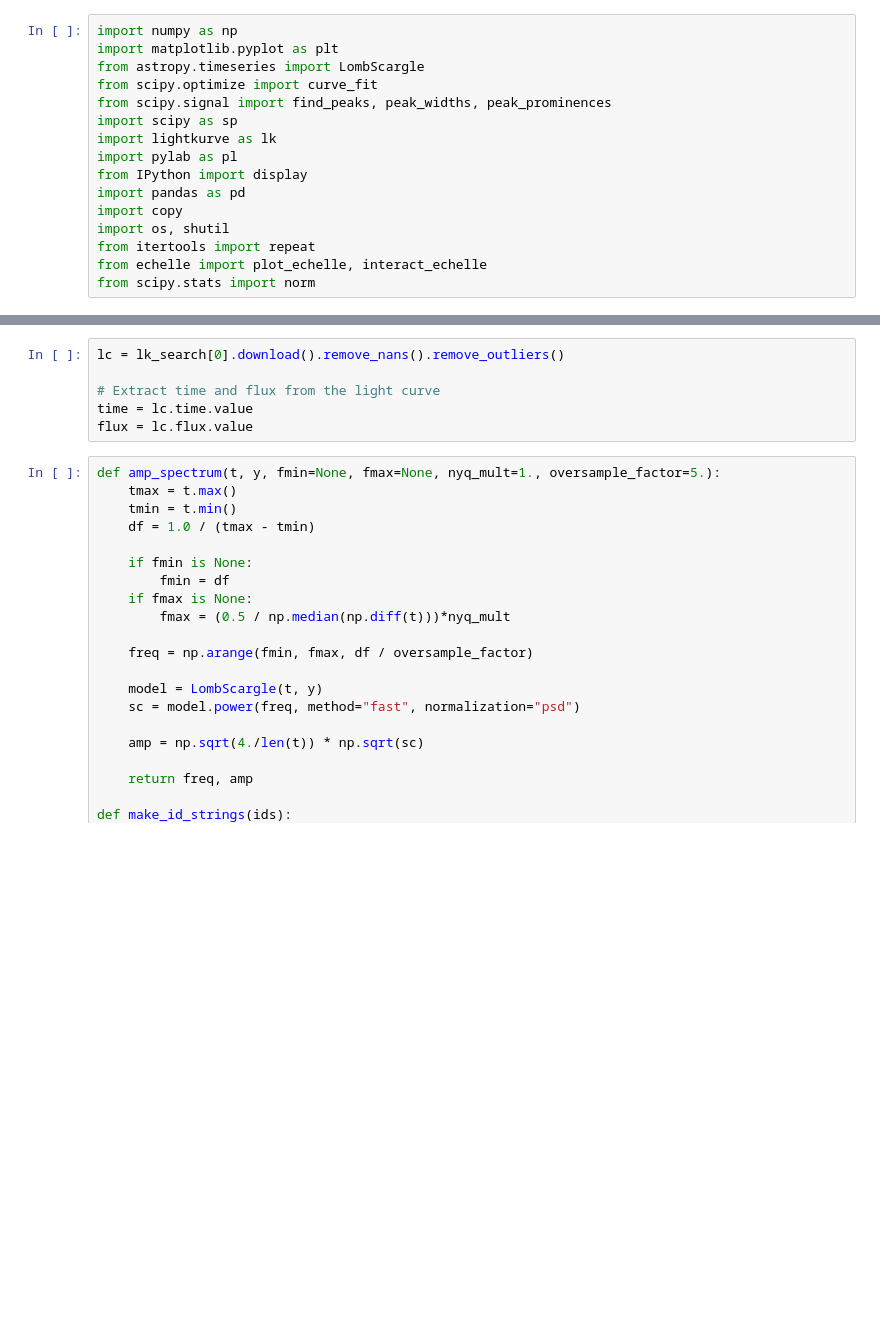
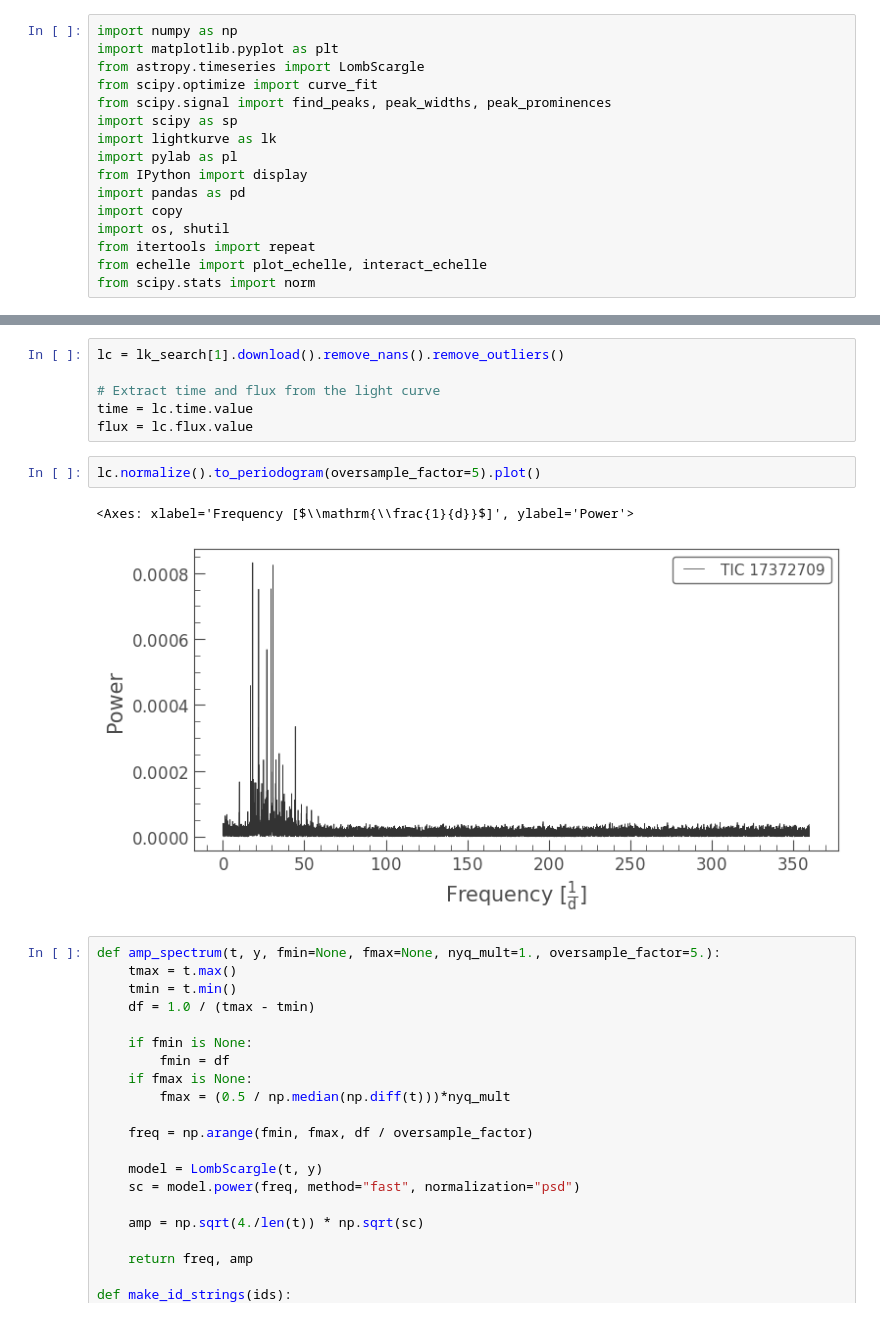
Before and after one commit to gautam-404/PreWhitener, a Jupyter notebook: peaks.ipynb, the cells around one changed output, grey strips where cells are left out. Drawn from its saved outputs; the diff is of its cells as text; blank space fills up the shorter version.

```diff
--- a/peaks.ipynb
+++ b/peaks.ipynb
@@ -30,9 +30,14 @@ SearchResult containing 3 data products.
 # %%
-lc = lk_search[0].download().remove_nans().remove_outliers()
+lc = lk_search[1].download().remove_nans().remove_outliers()
 
 # Extract time and flux from the light curve
 time = lc.time.value
 flux = lc.flux.value
+# %%
+lc.normalize().to_periodogram(oversample_factor=5).plot()
+# %% [output]
+<Axes: xlabel='Frequency [$\\mathrm{\\frac{1}{d}}$]', ylabel='Power'>
+[figure, added]
 # %%
 def amp_spectrum(t, y, fmin=None, fmax=None, nyq_mult=1., oversample_factor=5.):
     tmax = t.max()
```
Also changed, not shown: parts of 3 cells of this notebook, 1 other file.
